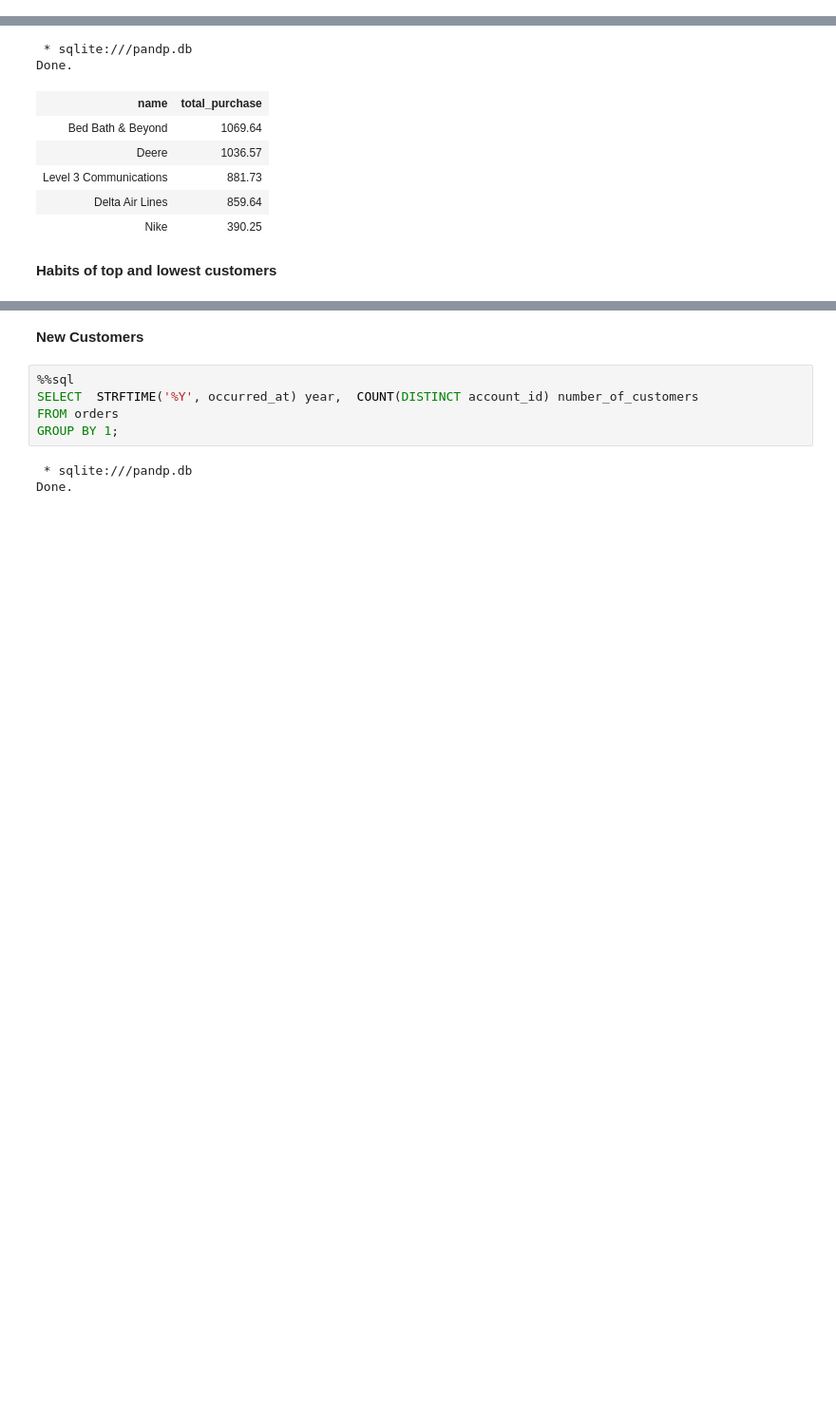
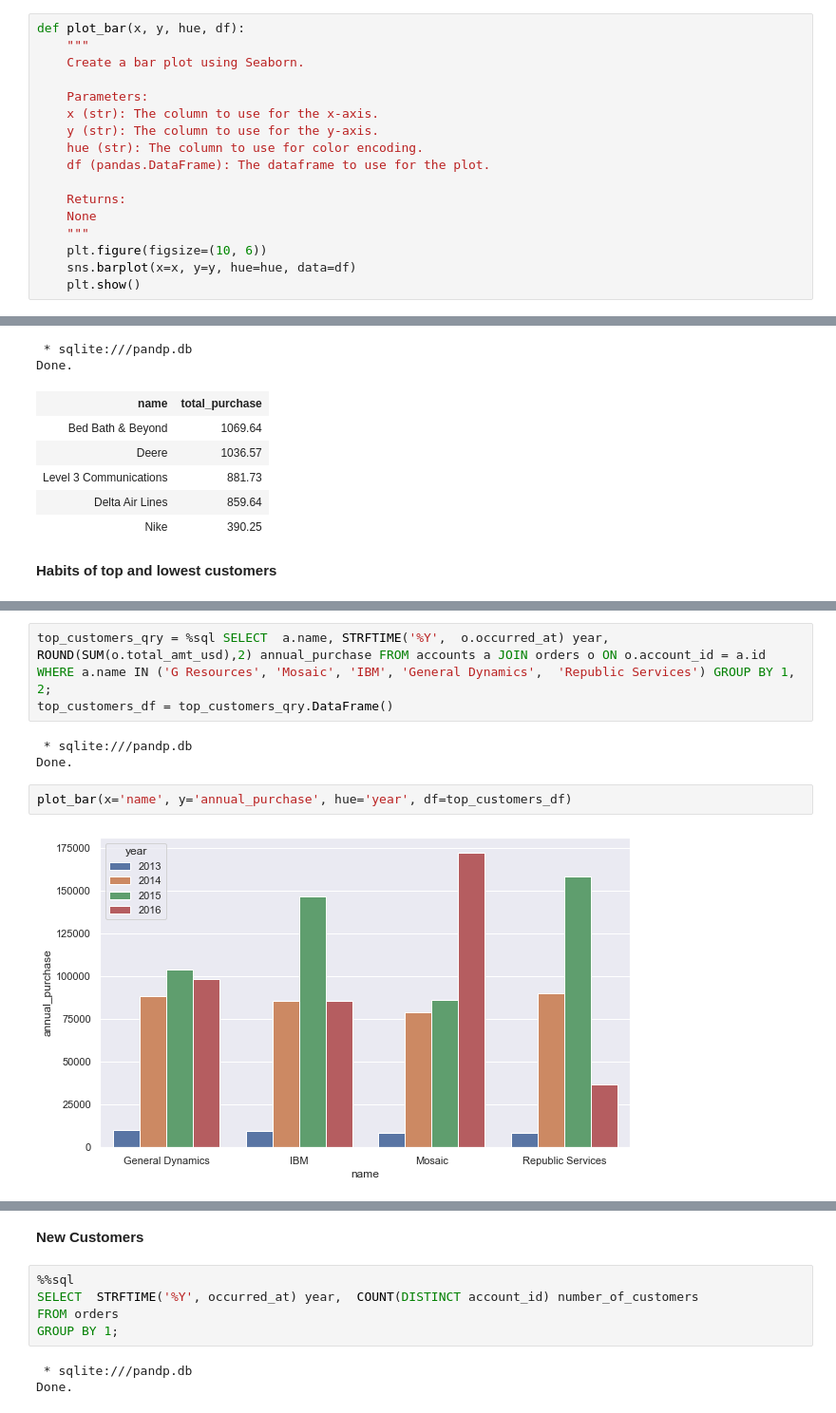
Before and after one commit to BuhariS/Interrogation-of-the-Parch-Posey-Database, a Jupyter notebook: Interrogation of the Parch & Posey Database.ipynb, the cells around one changed output, grey strips where cells are left out. Shown at 95% size. Drawn from its saved outputs; the diff is of its cells as text; blank space fills up the shorter version.

Commit message:
feat: Added a top and low purchasers habits

```diff
--- a/Interrogation of the Parch & Posey Database.ipynb
+++ b/Interrogation of the Parch & Posey Database.ipynb
@@ -236,0 +226,17 @@ plt.show()
+# %%
+def plot_bar(x, y, hue, df):
+    """
+    Create a bar plot using Seaborn.
+
+    Parameters:
+    x (str): The column to use for the x-axis.
+    y (str): The column to use for the y-axis.
+    hue (str): The column to use for color encoding.
+    df (pandas.DataFrame): The dataframe to use for the plot.
+
+    Returns:
+    None
+    """
+    plt.figure(figsize=(10, 6))
+    sns.barplot(x=x, y=y, hue=hue, data=df)
+    plt.show()
@@ -372,0 +389,10 @@ Done.
+# %%
+top_customers_qry = %sql SELECT  a.name, STRFTIME('%Y',  o.occurred_at) year, ROUND(SUM(o.total_amt_usd),2) annual_purchase FROM accounts a JOIN orders o ON o.account_id = a.id WHERE a.name IN ('G Resources', 'Mosaic', 'IBM', 'General Dynamics',  'Republic Services') GROUP BY 1, 2;
+top_customers_df = top_customers_qry.DataFrame()
+# %% [output]
+ * sqlite:///pandp.db
+Done.
+# %%
+plot_bar(x='name', y='annual_purchase', hue='year', df=top_customers_df)
+# %% [output]
+[figure, added]
```
Also changed, not shown: parts of 14 cells of this notebook.
